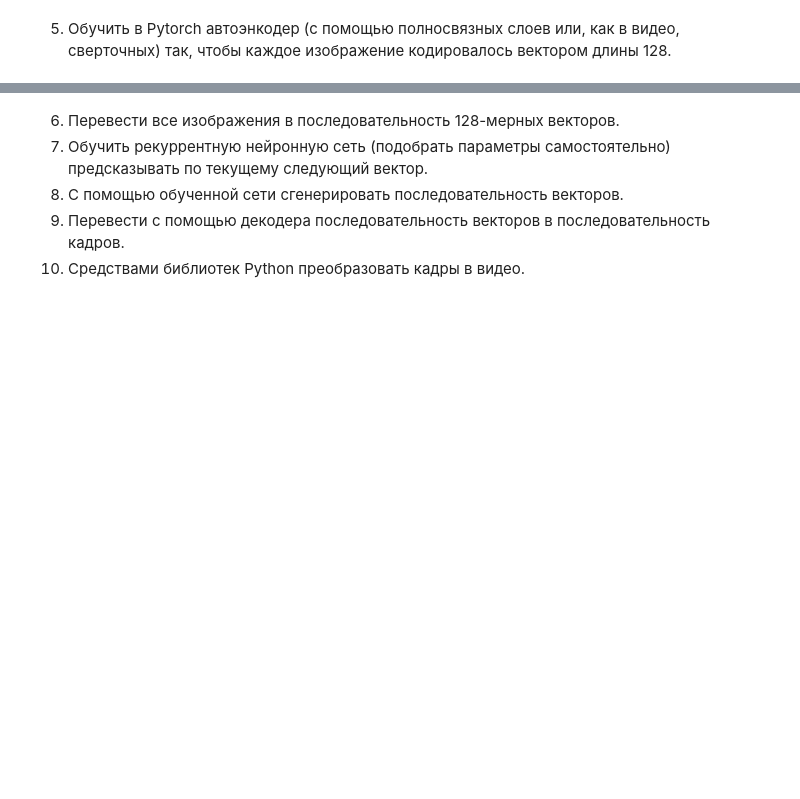
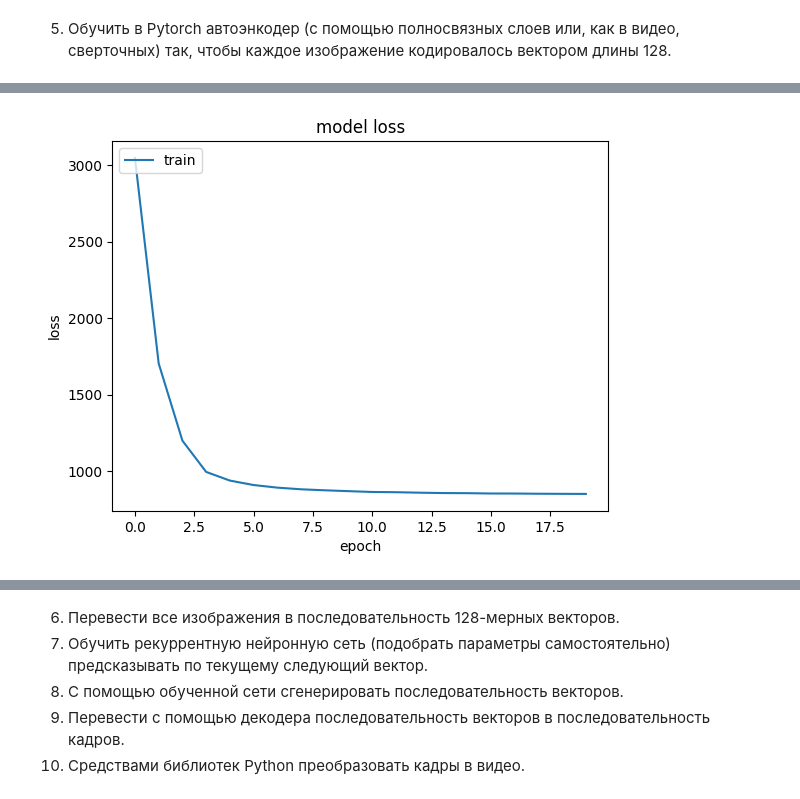
Before and after one commit to ARManakhov/uni_python_setup, a Jupyter notebook: todo/bml_video/BML__2024__video.ipynb, the cells around one changed output, grey strips where cells are left out. Drawn from its saved outputs; the diff is of its cells as text; code cells hidden in the pictures; blank space fills up the shorter version.

```diff
--- a/todo/bml_video/BML__2024__video.ipynb
+++ b/todo/bml_video/BML__2024__video.ipynb
@@ -84,22 +81,8 @@ import numpy as np
 # %%
-
-class DanceImageDataset(Dataset):
-    def __init__(self, base_path):
-        self.base_path = base_path
-        self.image_names = os.listdir(base_path)
-
-    def __getitem__(self, index):
-        image = cv2.imread(os.path.join(self.base_path, self.image_names[index]), cv2.COLOR_BGR2GRAY)
-        image = (image[:, :, 1].reshape(96 * 54)
-                 .astype(np.float32))  # так как по факту у нас и так все чб, можно взять один канал
-        return image, image
-
-    def __len__(self):
-        return len(self.image_names)
-
-
-dataset = DanceImageDataset('video_frames_bw')
-loader = torch.utils.data.DataLoader(dataset=dataset,
-                                     batch_size=4096,
-                                     shuffle=True)
+images = []
+for image_name in os.listdir("video_frames_bw"):
+    image_full_path = os.path.join("video_frames_bw", image_name)
+    image = cv2.imread(image_full_path)[:, :, 1]
+    images.append(image)
+images = np.array(images)
 # %%
@@ -139,12 +127,3 @@ class AE(torch.nn.Module):
 # %%
-model = AE()
-device = torch.device('cuda' if torch.cuda.is_available() else 'cpu')
-print(device)
-
-model.to(device)
-
-loss_function = torch.nn.MSELoss()
-optimizer = torch.optim.Adam(model.parameters(),
-                             lr=1e-1,
-                             weight_decay=1e-8)
+history = auto_encoder.fit(x=images, y=images, epochs=20)
 # %% [output]
@@ -190,3 +150,12 @@ KeyboardInterrupt:
+# %%
+plt.plot(history.history['loss'])
+plt.title('model loss')
+plt.ylabel('loss')
+plt.xlabel('epoch')
+plt.legend(['train', 'test'], loc='upper left')
+plt.show()
+# %% [output]
+[figure, added]
 # %%
 import matplotlib.pyplot as plt
 
```
Also changed, not shown: parts of 6 cells of this notebook, 1 other file.
